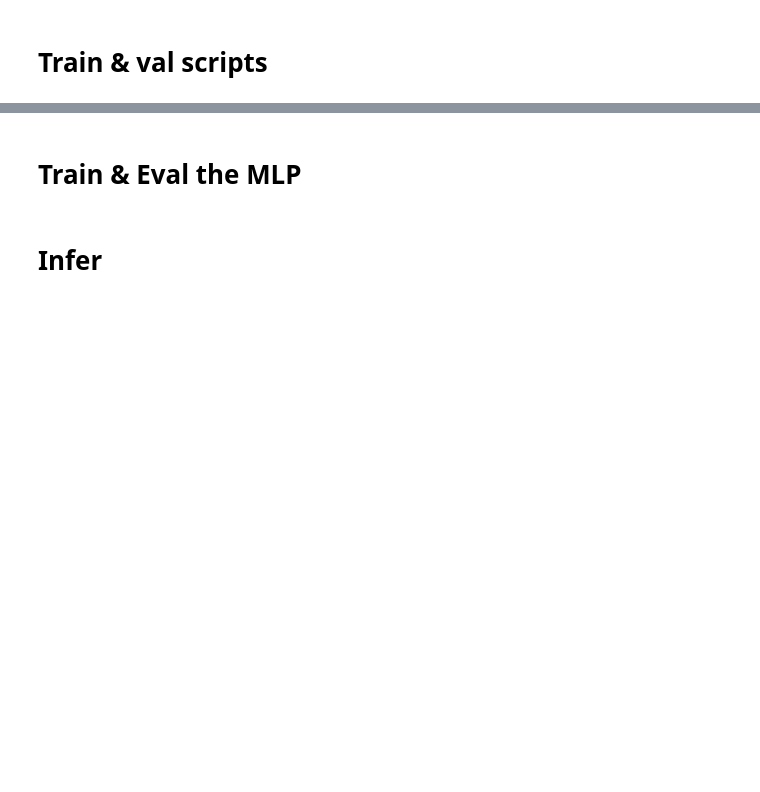
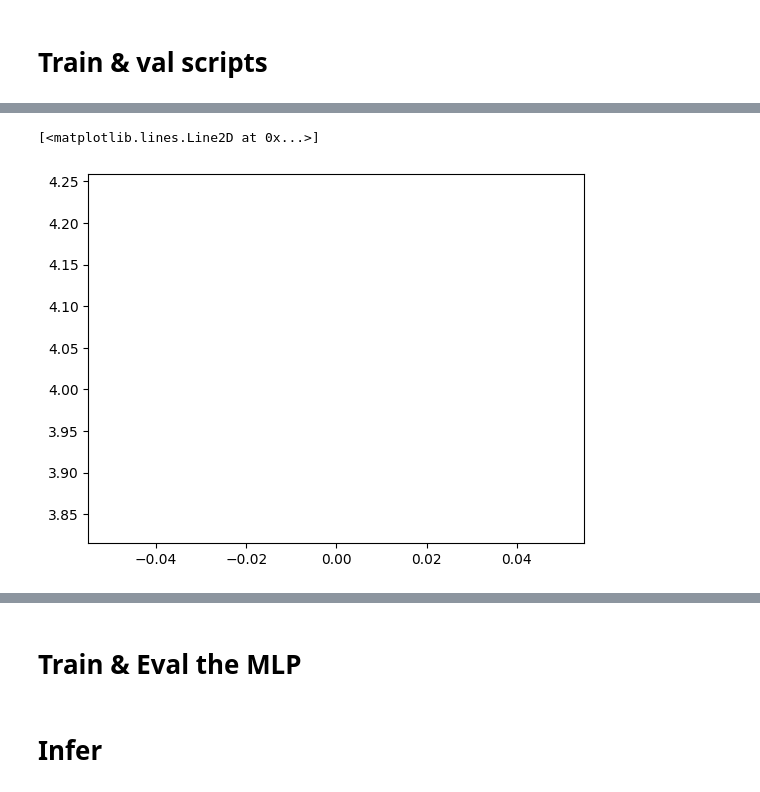
Before and after one commit to anby-dmr/makemore, a Jupyter notebook: notebook/lec3_activations_gradient_BN.ipynb, the cells around one changed output, grey strips where cells are left out. Saved outputs shown, nothing was run; the diff lists cells and outputs as text; code cells hidden in the pictures; blank space fills up the shorter version.

Commit message:
Lec3, weight init, activation visualization.

```diff
--- a/notebook/lec3_activations_gradient_BN.ipynb
+++ b/notebook/lec3_activations_gradient_BN.ipynb
@@ -97,6 +99,7 @@ torch.Size([10, 50])
 # %%
 class BN1d:
     def __init__(self, num_feat, eps=1e-5, momentum=0.1):
+        self.n_feat = num_feat
         self.eps = eps
         self.momentum = momentum
 
@@ -127,6 +130,9 @@ class BN1d:
     def parameters(self):
         return [self.gamma, self.beta]
 
+    def __repr__(self):
+        return f"BN1d({self.n_feat})"
+
 BN_test = BN1d(4)
 x_test = torch.randn((5, 4))
 print(BN_test(x_test))
@@ -153,5 +175,6 @@ torch.Size([182578, 3, 3])
 # %%
-embedding_size = 3
-
 def get_embedding(embedding_size):
     return torch.randn(27, embedding_size, requires_grad=True)
+
+test_embed = get_embedding(10)
+print(test_embed.shape)
@@ -203,36 +225,58 @@ def go_through(xx, embed, Ws, bs):
+# %%
+def get_params(layers):
+    param_list = []
+    for layer in layers:
+        params = layer.parameters()
+        if params is not None:
+            param_list.extend(params)
+    return param_list
 # %%
-def train_MLP(X, Y, embed, Ws, bs, batch_size, epochs, lr):
+def train_MLP(X, Y, embed, layers, batch_size, epochs, lr):
+    embed.requires_grad = True
+    param_list = get_params(layers)
+    for param in param_list:
+        param.requires_grad = True
+
     loss_list = []
     for epoch in range(epochs):
-        # Zero out the grad (easy to forget)
+        # Zero out the grad
         embed.grad = None
-        for W, b in zip(Ws, bs):
-            W.grad = None
-            b.grad = None
+        for param in param_list:
+            param.grad = None
 
         # Select batch
-        indices = torch.randint(low=0, high=X.shape[0], size=(batch_size,))
-        xx = X[indices]
-        yy = Y[indices]
+        idx = torch.randint(0, len(X), (batch_size, ))
+        xx = X[idx]
+        yy = Y[idx]
 
-        xx = go_through(xx, embed, Ws, bs)
+        # Forward pass
+        xx = go_through(xx, embed, layers)
+
+        # Retain grads for visualization
+        for layer in layers:
+            layer.out.retain_grad()
 
         # Compute loss
         loss = F.cross_entropy(xx, yy)
+
+        # Backward
         loss.backward()
         loss_list.append(loss.item())
 
         # Update params (Use tensor.data, because leaf tensor cannot do in-place operations)
         embed.data += -lr * embed.grad
-        for W, b in zip(Ws, bs):
-            W.data += -lr * W.grad
-            if b.requires_grad == True:
-                b.data += -lr * b.grad
+        for param in param_list:
+            param.data += -lr * param.grad
 
     return loss_list
 
-# embed = get_embedding(embedding_size)
-# embed.requires_grad = True
-# Ws, bs = get_MLP(chunk, embedding_size, [100])
-# loss_list = train_MLP(Xt, Yt, embed, Ws, bs, 64, 10000, 0.1)
-# plt.plot(loss_list)
+chunk = 3
+embedding_size = 10
+embed = get_embedding(embedding_size)
+layers = get_MLP(chunk, embedding_size, [100, 100, 100, 100, 100], BN=True)
+# weight_init(layers)
+loss_list = train_MLP(Xt, Yt, embed, layers, 64, 1, 0.1)
+plt.plot(loss_list)
+# %% [output]
+[<matplotlib.lines.Line2D at 0x...>]
+[figure, added]
```
Also changed, not shown: parts of 17 cells of this notebook.
